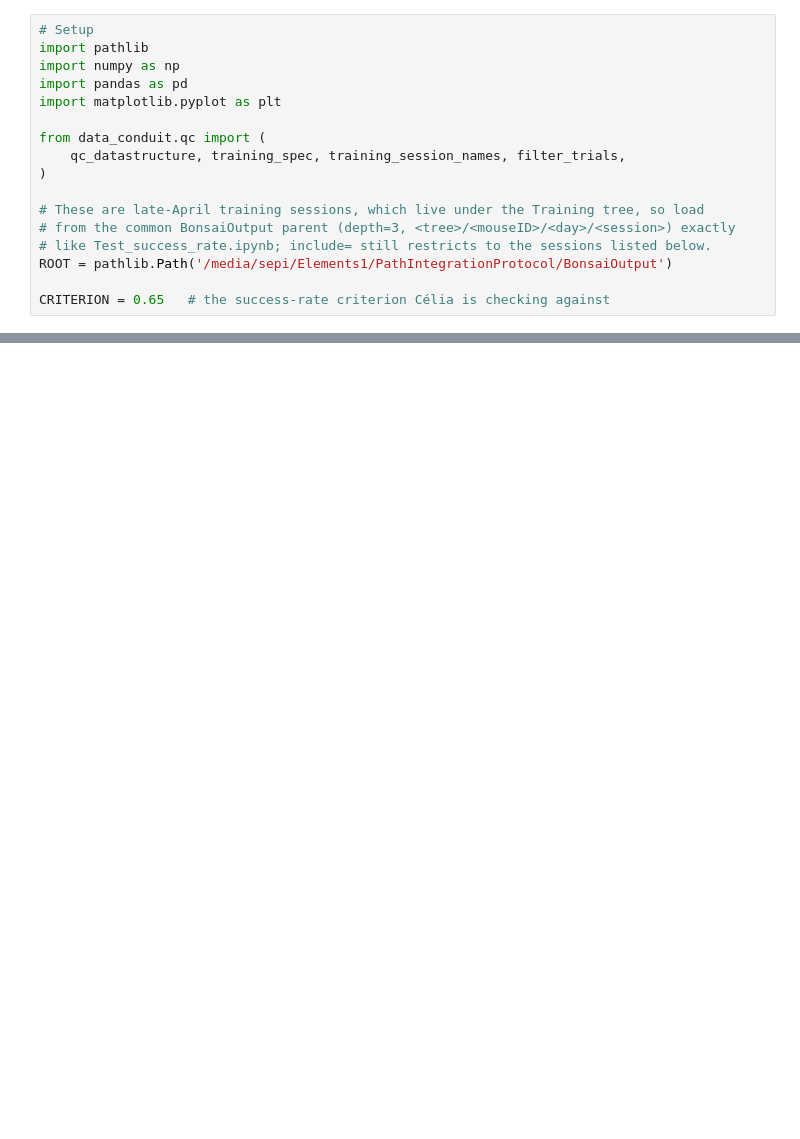
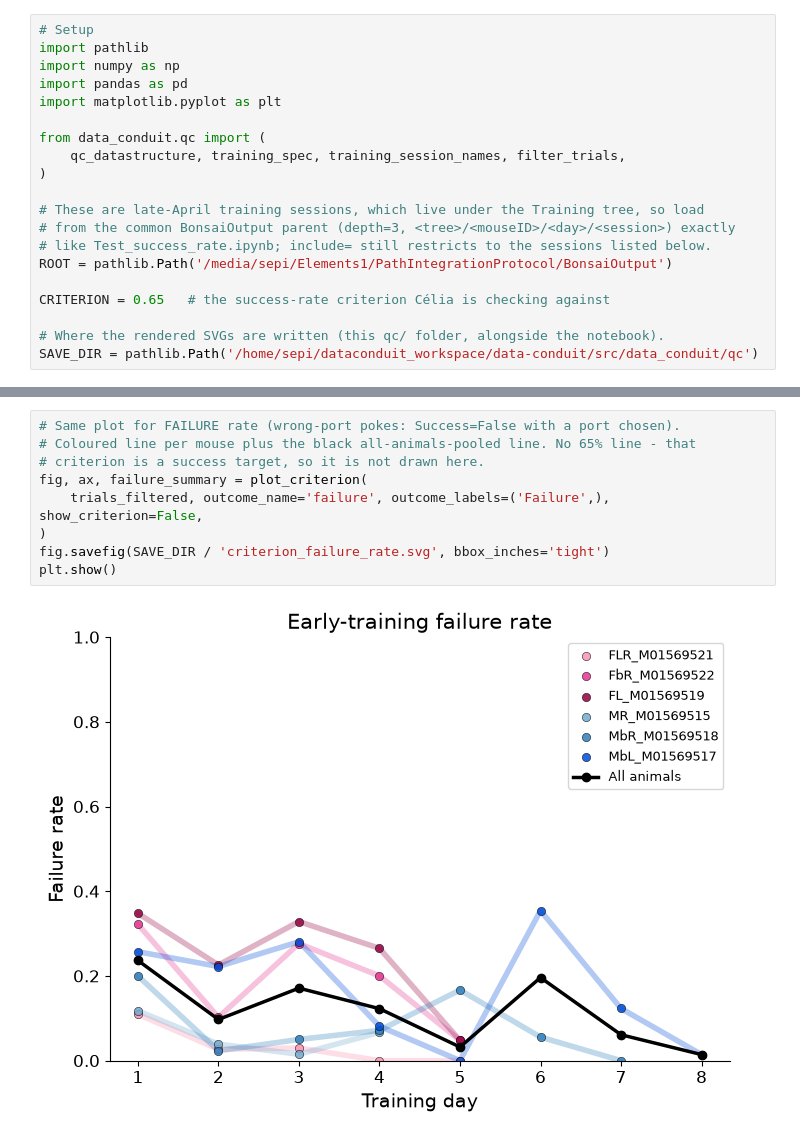
Before and after one commit to Keshavarzi-lab/data-conduit, a Jupyter notebook: src/data_conduit/qc/Criterion_success_rate.ipynb, the cells around one changed output, grey strips where cells are left out. Saved outputs shown, nothing was run; the diff lists cells and outputs as text; blank space fills up the shorter version.

```diff
--- a/src/data_conduit/qc/Criterion_success_rate.ipynb
+++ b/src/data_conduit/qc/Criterion_success_rate.ipynb
@@ -30,6 +33,9 @@ from data_conduit.qc import (
 ROOT = pathlib.Path('/media/sepi/Elements1/PathIntegrationProtocol/BonsaiOutput')
 
 CRITERION = 0.65   # the success-rate criterion Célia is checking against
+
+# Where the rendered SVGs are written (this qc/ folder, alongside the notebook).
+SAVE_DIR = pathlib.Path('/home/sepi/dataconduit_workspace/data-conduit/src/data_conduit/qc')
 # %%
 # One row per day (repeat the day number to pool that day's sessions), transcribed from
 # Célia's TSVs. Tuple = (training_day, session, min_trial, exclude_on).
@@ -162,0 +262,11 @@ last_n_days_summary(trials_filtered, n=2)
+# %%
+# Same plot for FAILURE rate (wrong-port pokes: Success=False with a port chosen).
+# Coloured line per mouse plus the black all-animals-pooled line. No 65% line - that
+# criterion is a success target, so it is not drawn here.
+fig, ax, failure_summary = plot_criterion(
+    trials_filtered, outcome_name='failure', outcome_labels=('Failure',), show_criterion=False,
+)
+fig.savefig(SAVE_DIR / 'criterion_failure_rate.svg', bbox_inches='tight')
+plt.show()
+# %% [output]
+[figure, added]
```
Also changed, not shown: parts of 6 cells of this notebook, 10 other files.
